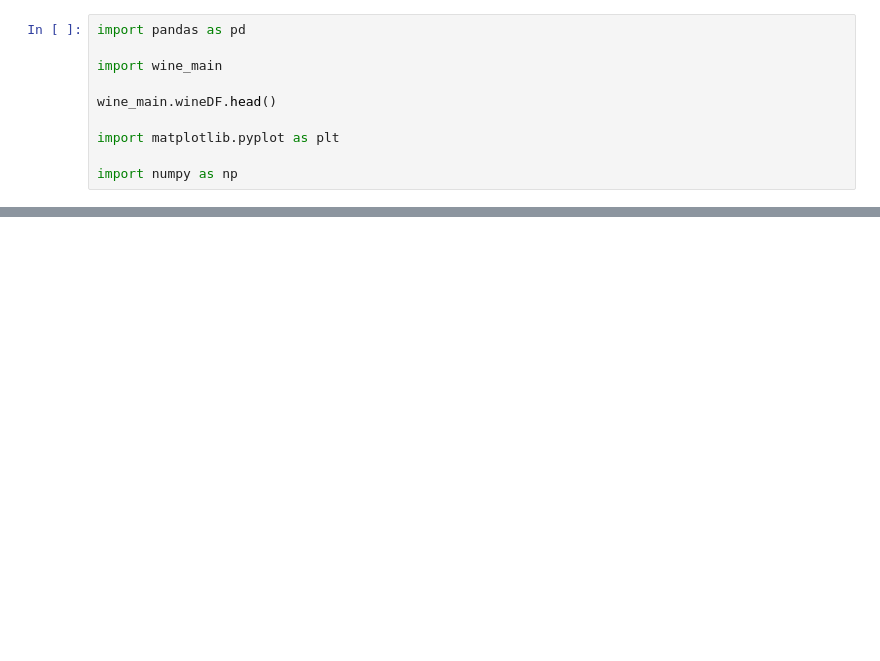
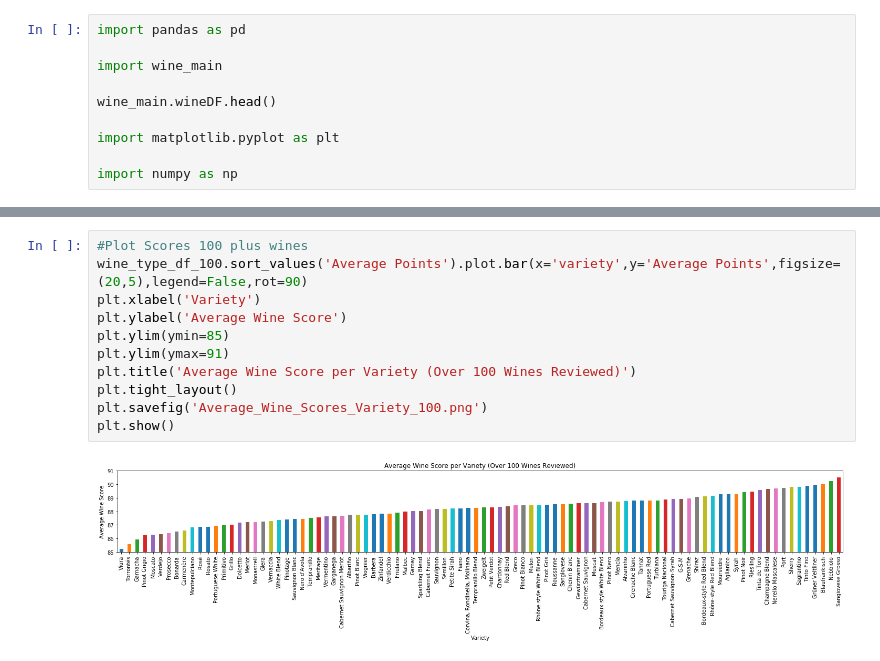
Before and after one commit to vittalsiddaiah/FantasticFive, a Jupyter notebook: Project/Notebooks/jagan.ipynb, the cells around one changed output, grey strips where cells are left out. Saved outputs shown, nothing was run; the diff lists cells and outputs as text; blank space fills up the shorter version.

```diff
--- a/Project/Notebooks/jagan.ipynb
+++ b/Project/Notebooks/jagan.ipynb
@@ -73,0 +92,13 @@ plt.show()
+# %%
+#Plot Scores 100 plus wines
+wine_type_df_100.sort_values('Average Points').plot.bar(x='variety',y='Average Points',figsize=(20,5),legend=False,rot=90)
+plt.xlabel('Variety')
+plt.ylabel('Average Wine Score')
+plt.ylim(ymin=85)
+plt.ylim(ymax=91)
+plt.title('Average Wine Score per Variety (Over 100 Wines Reviewed)')
+plt.tight_layout()
+plt.savefig('Average_Wine_Scores_Variety_100.png')
+plt.show()
+# %% [output]
+[figure, added]
```
Also changed, not shown: parts of 12 cells of this notebook, 13 other files.
